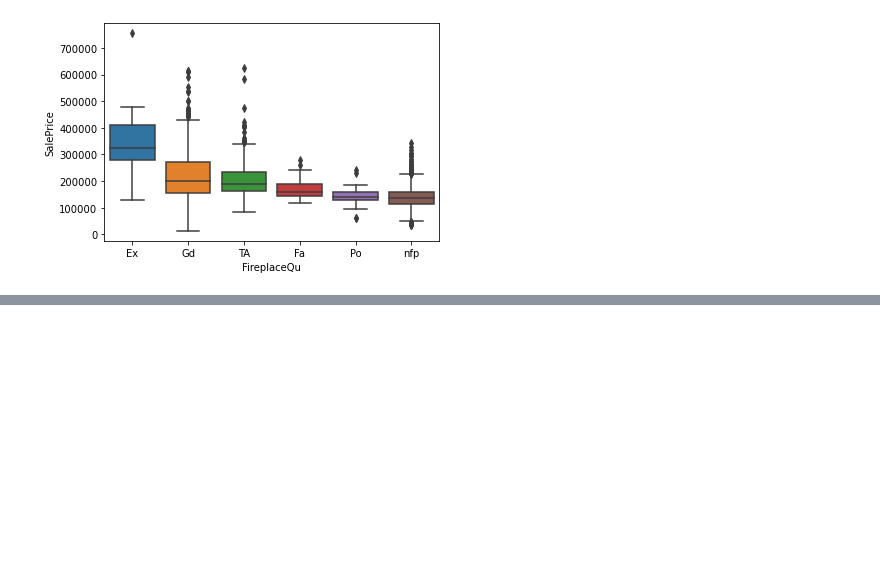
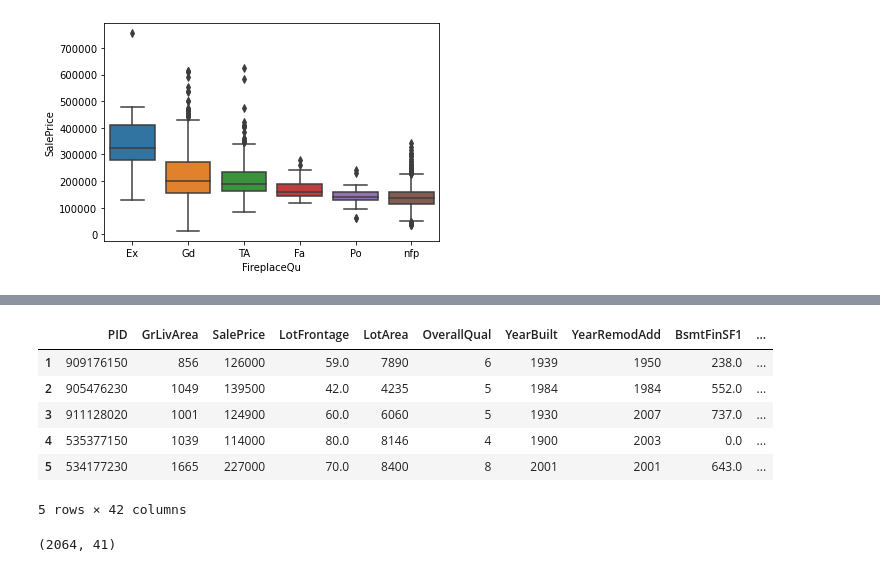
Before and after one commit to AugiBold/Ames-Housing-Price-ML-Project, a Jupyter notebook: rupali/Ames_housing_project_RL.ipynb, the cells around one changed output, grey strips where cells are left out. Cells and saved outputs as stored; diff of their text form; code cells hidden in the pictures; blank space fills up the shorter version.

```diff
--- a/rupali/Ames_housing_project_RL.ipynb
+++ b/rupali/Ames_housing_project_RL.ipynb
@@ -913,2 +925,0 @@ for cat in categorical:
-# %%
-housing_fill_drop1C['MSZoning']=labelencoder.fit_transform(housing_fill_drop1C['MSZoning'])
@@ -915 +935,8 @@ housing_fill_drop1C['MSZoning']=labelencoder.fit_transform(housing_fill_drop1C['
+# %%
+# Dropping the original columns after encoding
+housing_fill_drop1C= housing_fill_drop1C.drop(['MSZoning', 'Street', 'LotConfig', 'LandSlope', 'Neighborhood',
+                   'Condition1', 'BldgType', 'HouseStyle', 'Exterior1st', 'MasVnrType',
+                   'ExterQual', 'Foundation', 'BsmtQual', 'BsmtExposure', 'Heating',
+                   'HeatingQC', 'Electrical', 'KitchenQual', 'FireplaceQu',
+                   'GarageType','GarageFinish','PavedDrive'], axis=1)
 # %%
@@ -929,0 +951,13 @@ Name: MSZoning, Length: 2580, dtype: int64
+# %%
+# joining the numerical and encoded dataframe
+housing_final_RF= pd.concat([housing_fill_drop1C, housing_fill_drop1C_cat], axis=1)
+# %%
+housing_final_RF.head()
+# %% [output]
+|  | PID | GrLivArea | SalePrice | LotFrontage | LotArea | OverallQual | YearBuilt | YearRemodAdd | BsmtFinSF1 | ... |
+| 1 | 909176150 | 856 | 126000 | 59.0 | 7890 | 6 | 1939 | 1950 | 238.0 | ... |
+| 2 | 905476230 | 1049 | 139500 | 42.0 | 4235 | 5 | 1984 | 1984 | 552.0 | ... |
+| 3 | 911128020 | 1001 | 124900 | 60.0 | 6060 | 5 | 1930 | 2007 | 737.0 | ... |
+| 4 | 535377150 | 1039 | 114000 | 80.0 | 8146 | 4 | 1900 | 2003 | 0.0 | ... |
+| 5 | 534177230 | 1665 | 227000 | 70.0 | 8400 | 8 | 2001 | 2001 | 643.0 | ... |
+5 rows × 42 columns
@@ -929,0 +974,4 @@ Name: MSZoning, Length: 2580, dtype: int64
+# %%
+x_train.shape
+# %% [output]
+(2064, 41)
```
Also changed, not shown: parts of 38 cells of this notebook.
